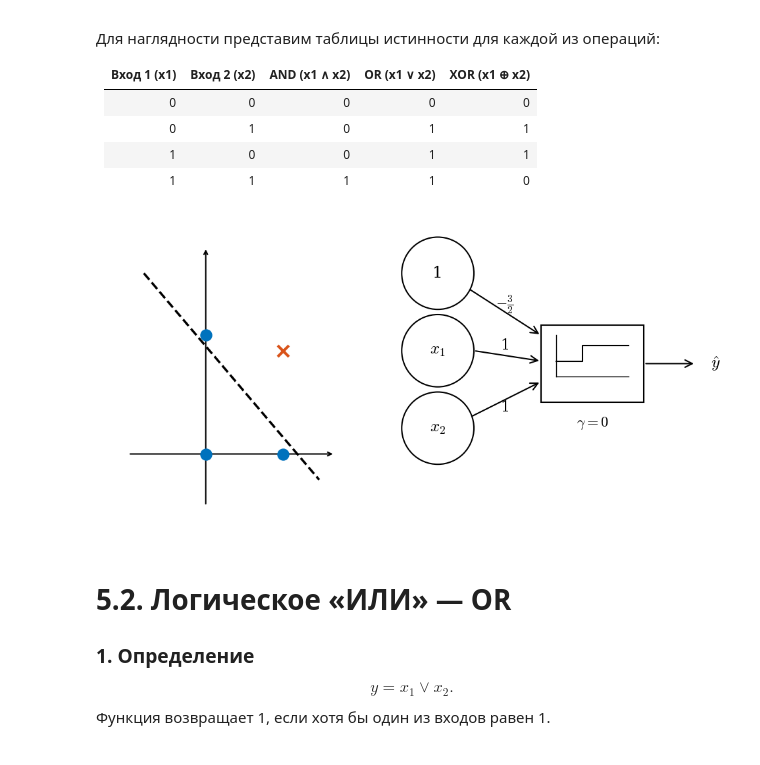
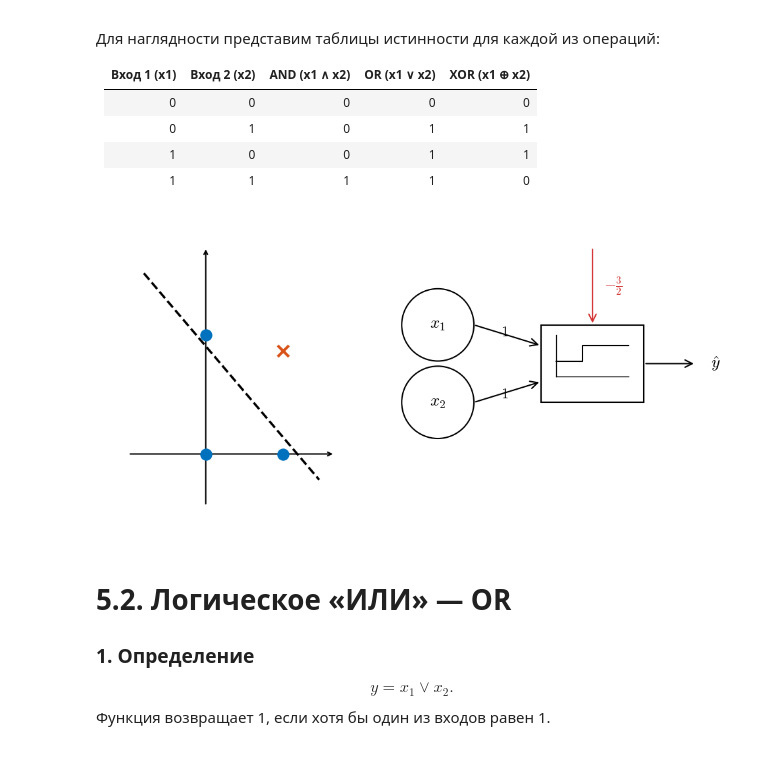
Before and after one commit to CodeHunterOfficial/ArabovMKDeep, a Jupyter notebook: DL-2026/Lecture_1/Lecture_1_Introduction_to_Neural_Networks.ipynb, the cells around one changed output. Saved outputs shown, nothing was run; the diff lists cells and outputs as text; code cells hidden in the pictures.

```diff
--- a/DL-2026/Lecture_1/Lecture_1_Introduction_to_Neural_Networks.ipynb
+++ b/DL-2026/Lecture_1/Lecture_1_Introduction_to_Neural_Networks.ipynb
@@ -1955,6 +1955,8 @@ fig, ax = plt.subplots(figsize=(12, 5))
 ax.set_xlim(0, 12)
 ax.set_ylim(0, 6)
 ax.axis('off')
+
+color_bias = '#D32F2F'
 
 # ==========================================
 # ЛЕВАЯ ЧАСТЬ: ГРАФИК С ТОЧКАМИ
@@ -1978,56 +1980,53 @@ ax.scatter(3.5, 3.5, color='#D95319', marker='x', s=150, linewidth=3, zorder=3)
 # ==========================================
 r = 0.7
 lw = 1.5
 arrow_props = dict(arrowstyle='->', lw=lw, color='black', mutation_scale=20)
 
-# 1. Круги (входы)
-ax.add_patch(patches.Circle((6.5, 5.0), r, fill=True, facecolor='white', edgecolor='black', linewidth=lw, zorder=2))
-ax.add_patch(patches.Circle((6.5, 3.5), r, fill=True, facecolor='white', edgecolor='black', linewidth=lw, zorder=2))
-ax.add_patch(patches.Circle((6.5, 2.0), r, fill=True, facecolor='white', edgecolor='black', linewidth=lw, zorder=2))
+# 1. Круги (только x1 и x2, симметрично относительно центра 3.25)
+ax.add_patch(patches.Circle((6.5, 4.0), r, fill=True, facecolor='white', edgecolor='black', linewidth=lw, zorder=2))
+ax.add_patch(patches.Circle((6.5, 2.5), r, fill=True, facecolor='white', edgecolor='black', linewidth=lw, zorder=2))
 
 # 2. Прямоугольник (нейрон)
 ax.add_patch(patches.Rectangle((8.5, 2.5), 2.0, 1.5, fill=True, facecolor='white', edgecolor='black', linewidth=lw, zorder=2))
 
 # 3. Текст внутри кругов (ТОЛЬКО $...$)
-ax.text(6.5, 5.0, '1', ha='center', va='center', fontsize=18, zorder=3)
-ax.text(6.5, 3.5, r'$x_1$', ha='center', va='center', fontsize=18, zorder=3)
-ax.text(6.5, 2.0, r'$x_2$', ha='center', va='center', fontsize=18, zorder=3)
+ax.text(6.5, 4.0, r'$x_1$', ha='center', va='center', fontsize=18, zorder=3)
+ax.text(6.5, 2.5, r'$x_2$', ha='center', va='center', fontsize=18, zorder=3)
 
 # 4. Функция активации (ступенька) внутри прямоугольника
 ax.plot([8.8, 10.2], [3.0, 3.0], 'k-', lw=1, zorder=3) # Ось X
 ax.plot([8.8, 8.8], [3.0, 3.8], 'k-', lw=1, zorder=3) # Ось Y
 ax.plot([8.8, 9.3, 9.3, 10.2], [3.3, 3.3, 3.6, 3.6], 'k-', lw=1.5, zorder=3) # Ступенька
 
-# 5. Подпись гамма (ТОЛЬКО $...$)
-ax.text(9.5, 2.1, r'$\gamma = 0$', ha='center', va='center', fontsize=16)
-
-# 6. Стрелки
-# От 1
-ax.annotate('', xy=(8.5, 3.8), xytext=(7.1, 4.7), arrowprops=arrow_props, zorder=1)
+# 5. Стрелки
 # От x1
-ax.annotate('', xy=(8.5, 3.3), xytext=(7.2, 3.5), arrowprops=arrow_props, zorder=1)
+ax.annotate('', xy=(8.5, 3.6), xytext=(7.2, 4.0), arrowprops=arrow_props, zorder=1)
 # От x2
-ax.annotate('', xy=(8.5, 2.9), xytext=(7.1, 2.2), arrowprops=arrow_props, zorder=1)
+ax.annotate('', xy=(8.5, 2.9), xytext=(7.2, 2.5), arrowprops=arrow_props, zorder=1)
 # Выходная
 ax.annotate('', xy=(11.5, 3.25), xytext=(10.5, 3.25), arrowprops=arrow_props, zorder=1)
 
-# 7. Подписи весов и выхода (ТОЛЬКО $...$)
-# Дробь -3/2
-ax.text(7.8, 4.4, r'$-\frac{3}{2}$', ha='center', va='center', fontsize=16)
-# Веса 1
-ax.text(7.8, 3.6, '1', ha='center', va='center', fontsize=16)
-ax.text(7.8, 2.4, '1', ha='center', va='center', fontsize=16)
+# Базис (вертикальная красная стрелка сверху)
+ax.annotate('', xy=(9.5, 4.0), xytext=(9.5, 5.5),
+            arrowprops=dict(arrowstyle='->', lw=lw, color=color_bias, mutation_scale=20), zorder=1)
+
+# 6. Подписи весов и выхода (ТОЛЬКО $...$)
+# Вес для x1
+ax.text(7.8, 3.85, r'$1$', ha='center', va='center', fontsize=16)
+# Вес для x2
+ax.text(7.8, 2.65, r'$1$', ha='center', va='center', fontsize=16)
+# Вес для базиса (Красный)
+ax.text(9.9, 4.75, r'$-\frac{3}{2}$', ha='center', va='center', fontsize=16, color=color_bias)
 
 # Выходная переменная (с крышечкой)
 ax.text(11.8, 3.25, r'$\hat{y}$', ha='left', va='center', fontsize=18)
-
 
 # Устанавливаем равные пропорции
 ax.set_aspect('equal')
 plt.tight_layout()
 plt.show()
 # %% [output]
-[figure, old version]
+[figure, new version]
 # %% [markdown]
 
 
```
